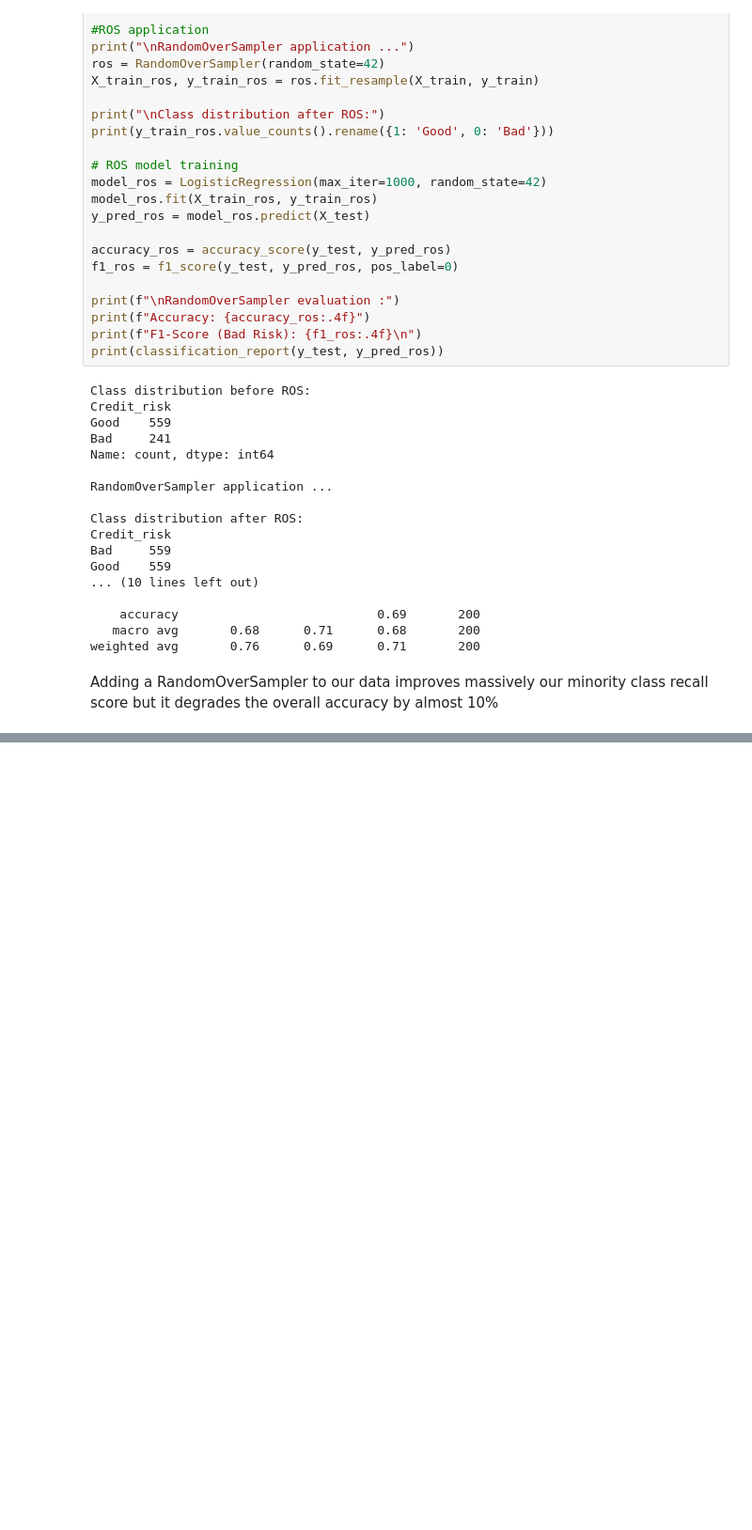
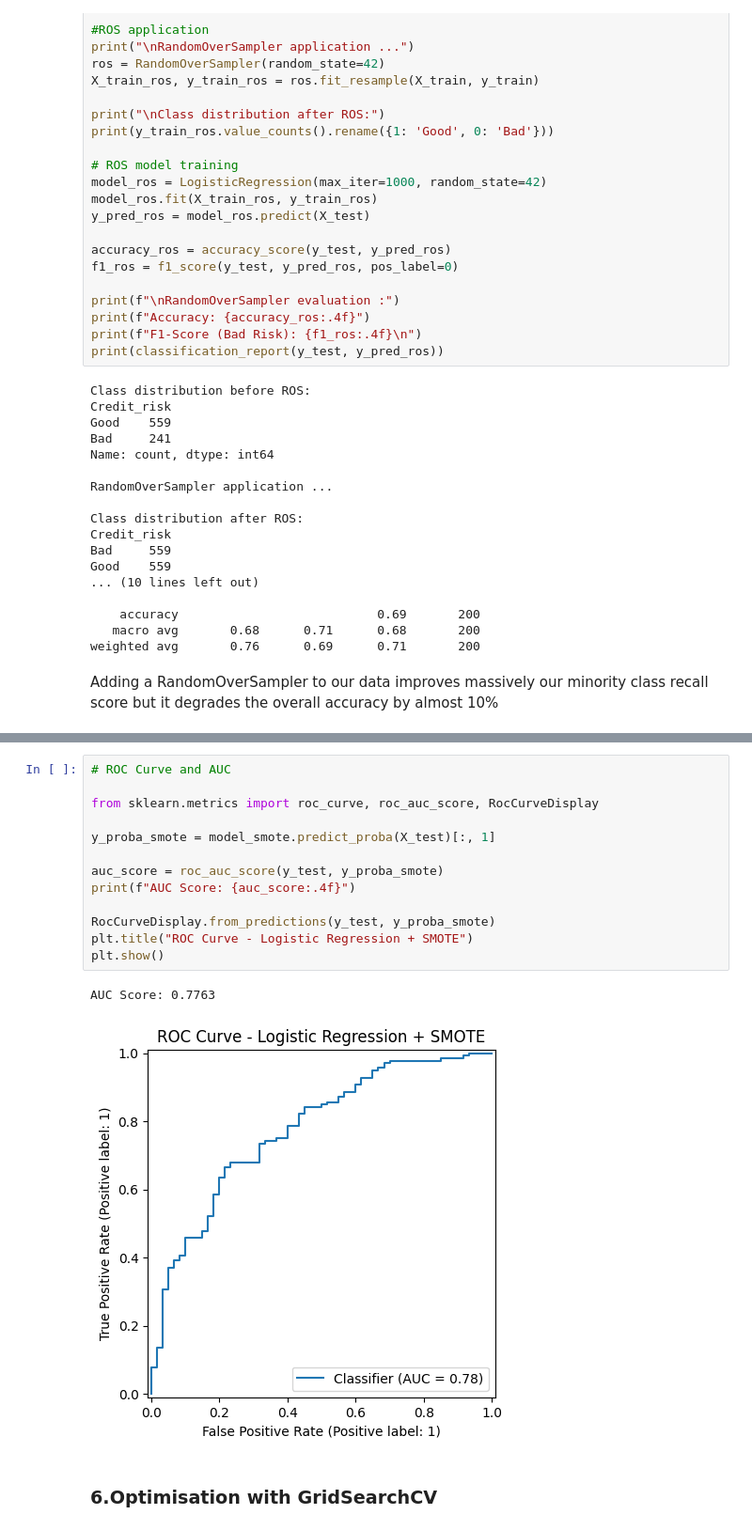
Before and after one commit to Marceeell1/Machine_Learning, a Jupyter notebook: Project.ipynb, the cells around one changed output, grey strips where cells are left out. Shown: that part at 94% size. Saved outputs shown, nothing was run; the diff lists cells and outputs as text; blank space fills up the shorter version.

```diff
--- a/Project.ipynb
+++ b/Project.ipynb
@@ -472,0 +603,18 @@ Adding a RandomOverSampler to our data improves massively our minority class rec
+# %%
+# ROC Curve and AUC
+
+from sklearn.metrics import roc_curve, roc_auc_score, RocCurveDisplay
+
+y_proba_smote = model_smote.predict_proba(X_test)[:, 1]
+
+auc_score = roc_auc_score(y_test, y_proba_smote)
+print(f"AUC Score: {auc_score:.4f}")
+
+RocCurveDisplay.from_predictions(y_test, y_proba_smote)
+plt.title("ROC Curve - Logistic Regression + SMOTE")
+plt.show()
+# %% [output]
+AUC Score: 0.7763
+[figure, added]
+# %% [markdown]
+### 6.Optimisation with GridSearchCV
```
Also changed, not shown: parts of 12 cells of this notebook.
